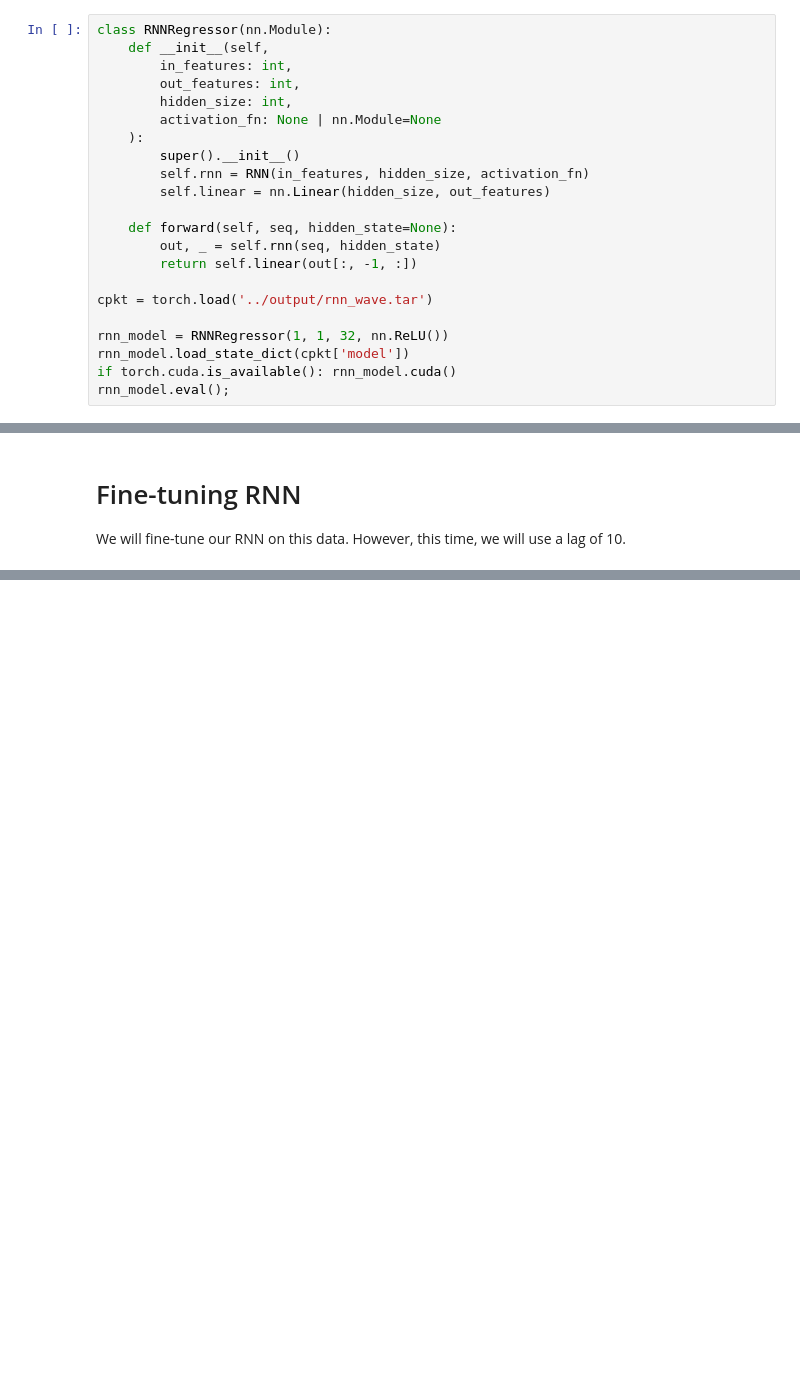
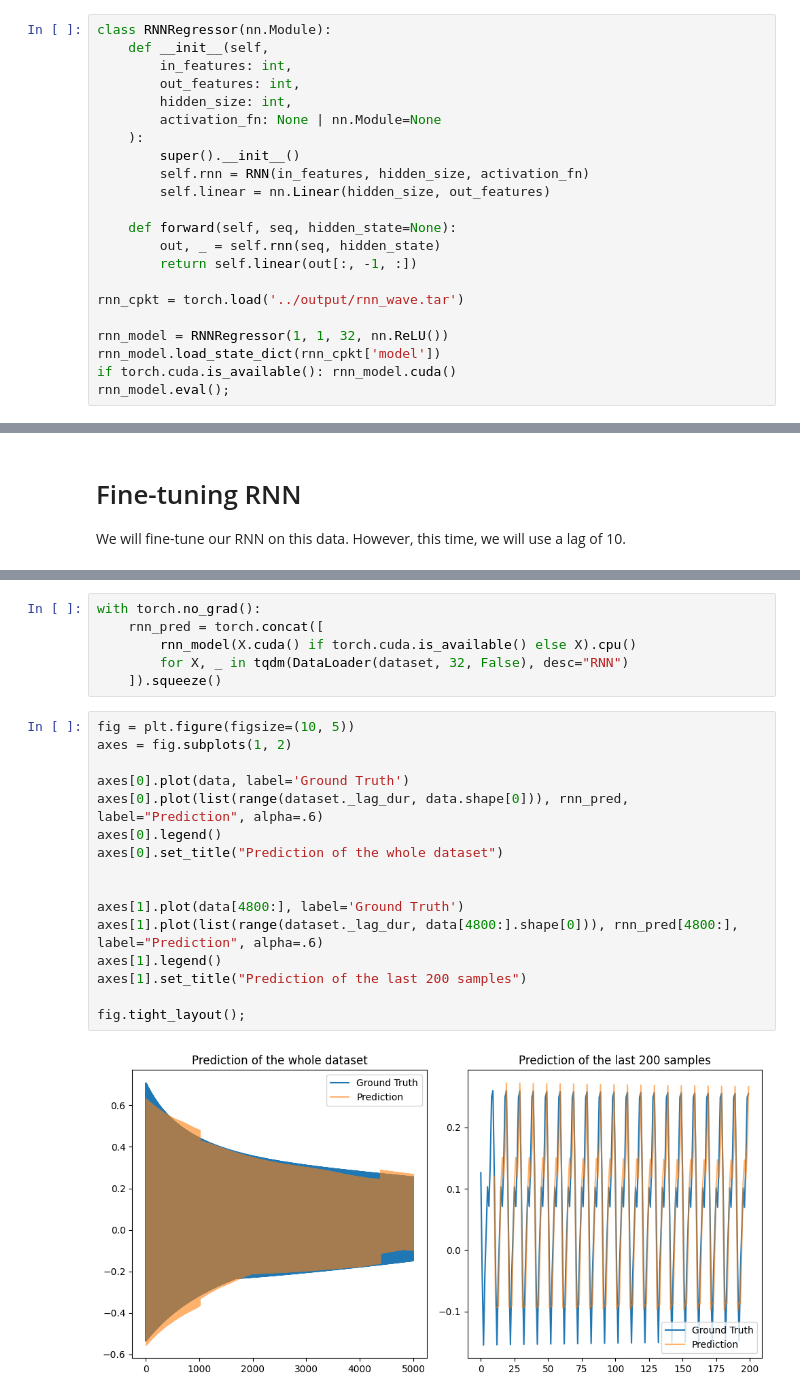
Before and after one commit to Ngoc-Cac/Deep-Learning-with-PyTorch, a Jupyter notebook: Topics/Recurrent Neural Network/Simple RNN/2. Other properties of RNN.ipynb, the cells around one changed output, grey strips where cells are left out. Saved outputs shown, nothing was run; the diff lists cells and outputs as text; blank space fills up the shorter version.

```diff
--- a/Topics/Recurrent Neural Network/Simple RNN/2. Other properties of RNN.ipynb
+++ b/Topics/Recurrent Neural Network/Simple RNN/2. Other properties of RNN.ipynb
@@ -126,10 +126,10 @@ class RNNRegressor(nn.Module):
         out, _ = self.rnn(seq, hidden_state)
         return self.linear(out[:, -1, :])
 
-cpkt = torch.load('../output/rnn_wave.tar')
+rnn_cpkt = torch.load('../output/rnn_wave.tar')
 
 rnn_model = RNNRegressor(1, 1, 32, nn.ReLU())
-rnn_model.load_state_dict(cpkt['model'])
+rnn_model.load_state_dict(rnn_cpkt['model'])
 if torch.cuda.is_available(): rnn_model.cuda()
 rnn_model.eval();
 # %%
@@ -204,0 +292,24 @@ We will fine-tune our RNN on this data. However, this time, we will use a lag of
+# %%
+with torch.no_grad():
+    rnn_pred = torch.concat([
+        rnn_model(X.cuda() if torch.cuda.is_available() else X).cpu()
+        for X, _ in tqdm(DataLoader(dataset, 32, False), desc="RNN")
+    ]).squeeze()
+# %%
+fig = plt.figure(figsize=(10, 5))
+axes = fig.subplots(1, 2)
+
+axes[0].plot(data, label='Ground Truth')
+axes[0].plot(list(range(dataset._lag_dur, data.shape[0])), rnn_pred, label="Prediction", alpha=.6)
+axes[0].legend()
+axes[0].set_title("Prediction of the whole dataset")
+
+
+axes[1].plot(data[4800:], label='Ground Truth')
+axes[1].plot(list(range(dataset._lag_dur, data[4800:].shape[0])), rnn_pred[4800:], label="Prediction", alpha=.6)
+axes[1].legend()
+axes[1].set_title("Prediction of the last 200 samples")
+
+fig.tight_layout();
+# %% [output]
+[figure, added]
```
Also changed, not shown: parts of 14 cells of this notebook.
